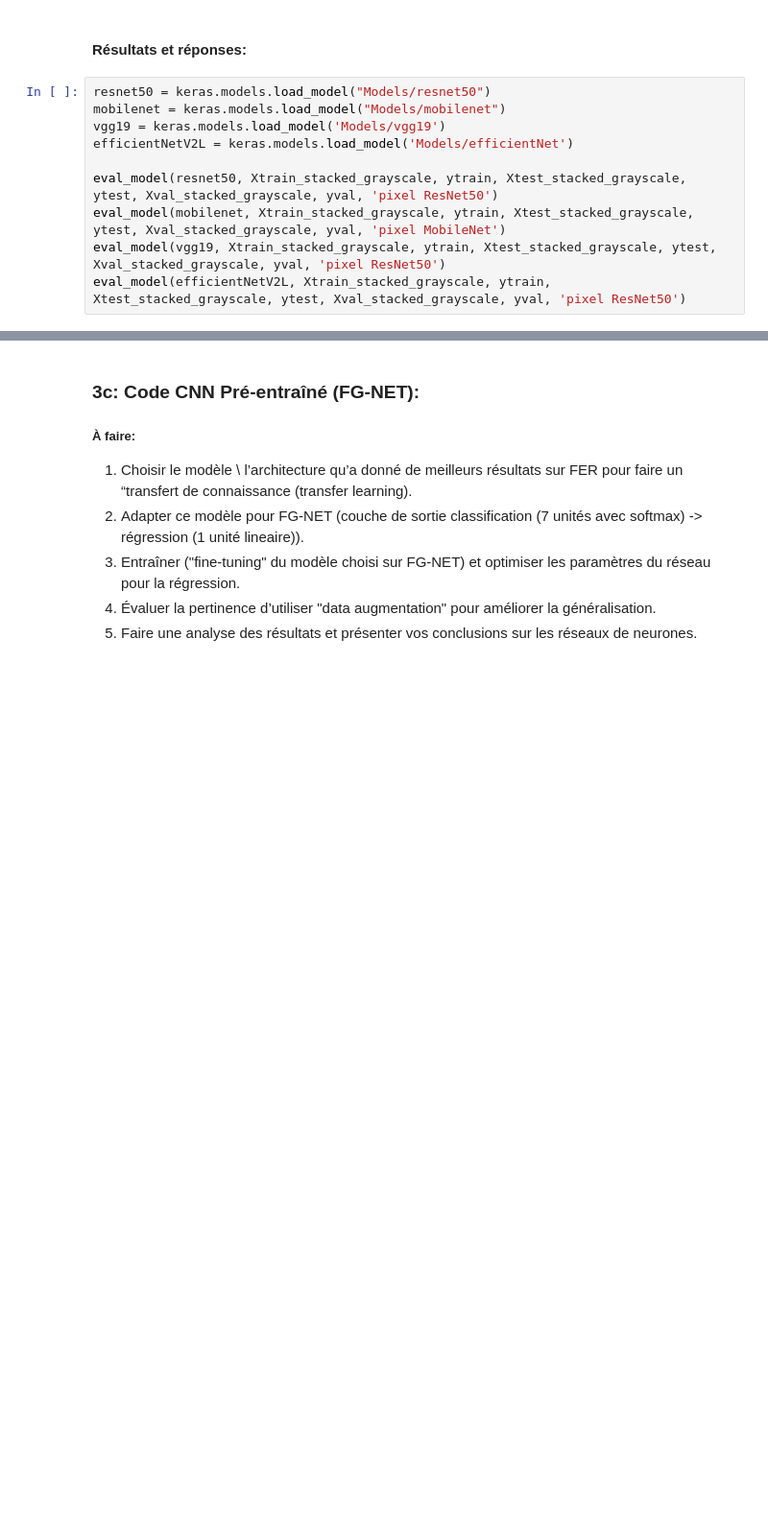
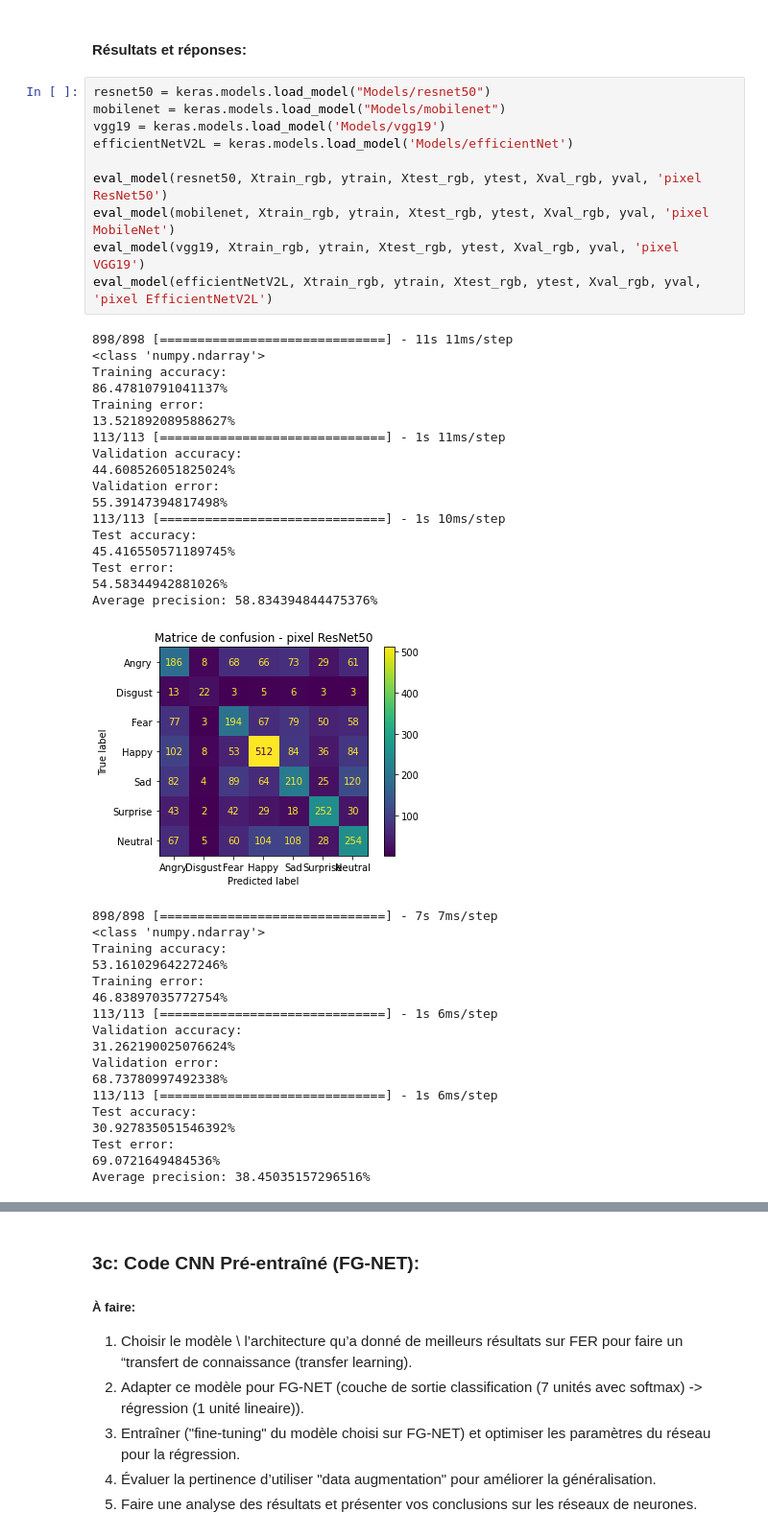
Before and after one commit to Seb707/GTI771-Labo2, a Jupyter notebook: GTI771-TP02.ipynb, the cells around one changed output, grey strips where cells are left out. Shown at 96% size. Saved outputs shown, nothing was run; the diff lists cells and outputs as text; blank space fills up the shorter version.

```diff
--- a/GTI771-TP02.ipynb
+++ b/GTI771-TP02.ipynb
@@ -757,10 +1009,46 @@ efficientNetV2L.save('Models/efficientNet')
 # %%
 resnet50 = keras.models.load_model("Models/resnet50")
 mobilenet = keras.models.load_model("Models/mobilenet")
 vgg19 = keras.models.load_model('Models/vgg19')
 efficientNetV2L = keras.models.load_model('Models/efficientNet')
 
-eval_model(resnet50, Xtrain_stacked_grayscale, ytrain, Xtest_stacked_grayscale, ytest, Xval_stacked_grayscale, yval, 'pixel ResNet50')
-eval_model(mobilenet, Xtrain_stacked_grayscale, ytrain, Xtest_stacked_grayscale, ytest, Xval_stacked_grayscale, yval, 'pixel MobileNet')
-eval_model(vgg19, Xtrain_stacked_grayscale, ytrain, Xtest_stacked_grayscale, ytest, Xval_stacked_grayscale, yval, 'pixel ResNet50')
-eval_model(efficientNetV2L, Xtrain_stacked_grayscale, ytrain, Xtest_stacked_grayscale, ytest, Xval_stacked_grayscale, yval, 'pixel ResNet50')
+eval_model(resnet50, Xtrain_rgb, ytrain, Xtest_rgb, ytest, Xval_rgb, yval, 'pixel ResNet50')
+eval_model(mobilenet, Xtrain_rgb, ytrain, Xtest_rgb, ytest, Xval_rgb, yval, 'pixel MobileNet')
+eval_model(vgg19, Xtrain_rgb, ytrain, Xtest_rgb, ytest, Xval_rgb, yval, 'pixel VGG19')
+eval_model(efficientNetV2L, Xtrain_rgb, ytrain, Xtest_rgb, ytest, Xval_rgb, yval, 'pixel EfficientNetV2L')
+# %% [output]
+898/898 [==============================] - 11s 11ms/step
+<class 'numpy.ndarray'>
+Training accuracy:
+86.47810791041137%
+Training error:
+13.521892089588627%
+113/113 [==============================] - 1s 11ms/step
+Validation accuracy:
+44.608526051825024%
+Validation error:
+55.39147394817498%
+113/113 [==============================] - 1s 10ms/step
+Test accuracy:
+45.416550571189745%
+Test error:
+54.58344942881026%
+Average precision: 58.834394844475376%
+[figure, added]
+898/898 [==============================] - 7s 7ms/step
+<class 'numpy.ndarray'>
+Training accuracy:
+53.16102964227246%
+Training error:
+46.83897035772754%
+113/113 [==============================] - 1s 6ms/step
+Validation accuracy:
+31.262190025076624%
+Validation error:
+68.73780997492338%
+113/113 [==============================] - 1s 6ms/step
+Test accuracy:
+30.927835051546392%
+Test error:
+69.0721649484536%
+Average precision: 38.45035157296516%
```
Also changed, not shown: parts of 30 cells of this notebook.
